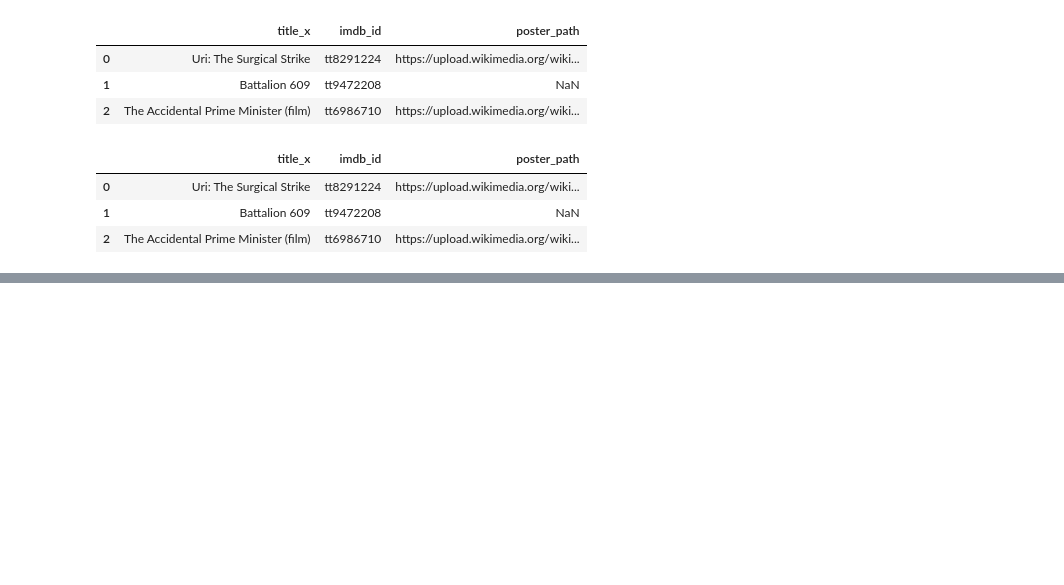
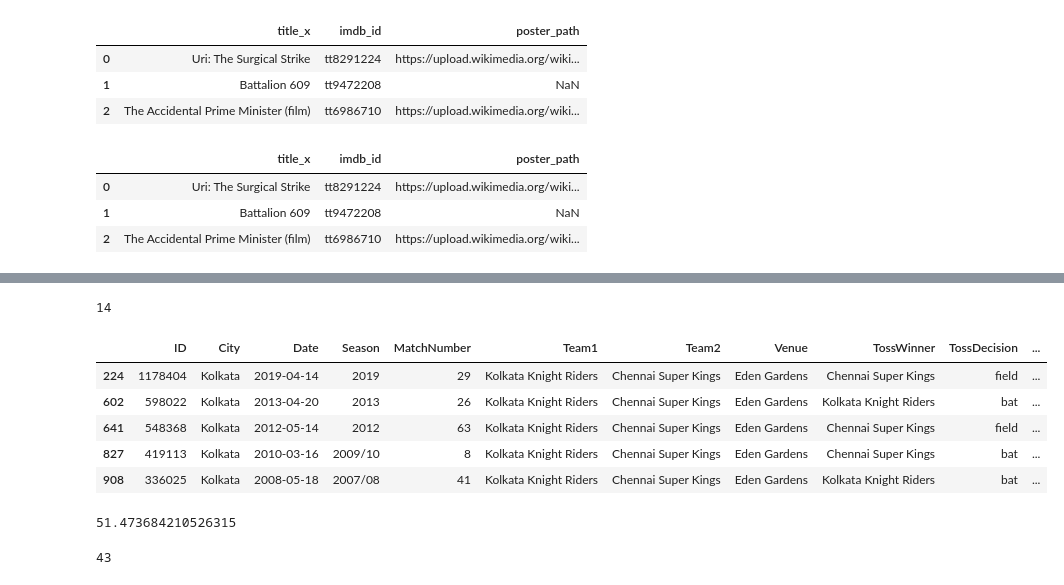
Before and after one commit to hahahang0/PandasPrac, a Jupyter notebook: PandasDataframe.ipynb, the cells around one changed output, grey strips where cells are left out. Saved outputs shown, nothing was run; the diff lists cells and outputs as text; code cells hidden in the pictures; blank space fills up the shorter version.

```diff
--- a/PandasDataframe.ipynb
+++ b/PandasDataframe.ipynb
@@ -493,0 +528,28 @@ movies.loc[0:2,'title_x' : 'poster_path']
+# %%
+#how many super over finishes have occured
+super_over_sum = ipl[ipl["SuperOver"]== 'Y'].shape[0]
+super_over_sum
+# %% [output]
+14
+# %%
+#how many matches have csk won in kolkata
+chennai_win_in_kolkata = ipl[(ipl['City']=='Kolkata') & (ipl['WinningTeam']== "Chennai Super Kings")]
+chennai_win_in_kolkata
+# %% [output]
+|  | ID | City | Date | Season | MatchNumber | Team1 | Team2 | Venue | TossWinner | TossDecision | ... |
+| 224 | 1178404 | Kolkata | 2019-04-14 | 2019 | 29 | Kolkata Knight Riders | Chennai Super Kings | Eden Gardens | Chennai Super Kings | field | ... |
+| 602 | 598022 | Kolkata | 2013-04-20 | 2013 | 26 | Kolkata Knight Riders | Chennai Super Kings | Eden Gardens | Kolkata Knight Riders | bat | ... |
+| 641 | 548368 | Kolkata | 2012-05-14 | 2012 | 63 | Kolkata Knight Riders | Chennai Super Kings | Eden Gardens | Chennai Super Kings | field | ... |
+| 827 | 419113 | Kolkata | 2010-03-16 | 2009/10 | 8 | Kolkata Knight Riders | Chennai Super Kings | Eden Gardens | Chennai Super Kings | bat | ... |
+| 908 | 336025 | Kolkata | 2008-05-18 | 2007/08 | 41 | Kolkata Knight Riders | Chennai Super Kings | Eden Gardens | Kolkata Knight Riders | bat | ... |
+# %%
+#toss winner is match winner in precentage
+(ipl[ipl['TossWinner'] == ipl['WinningTeam']].shape[0]/ipl.shape[0]) * 100
+# %% [output]
+51.473684210526315
+# %%
+#movies with rating higher than 8 and votes > 10000
+good_movies = movies[(movies["imdb_rating"] > 8) & (movies['imdb_votes']>10000)]
+good_movies.shape[0]
+# %% [output]
+43
```
Also changed, not shown: parts of 21 cells of this notebook.
